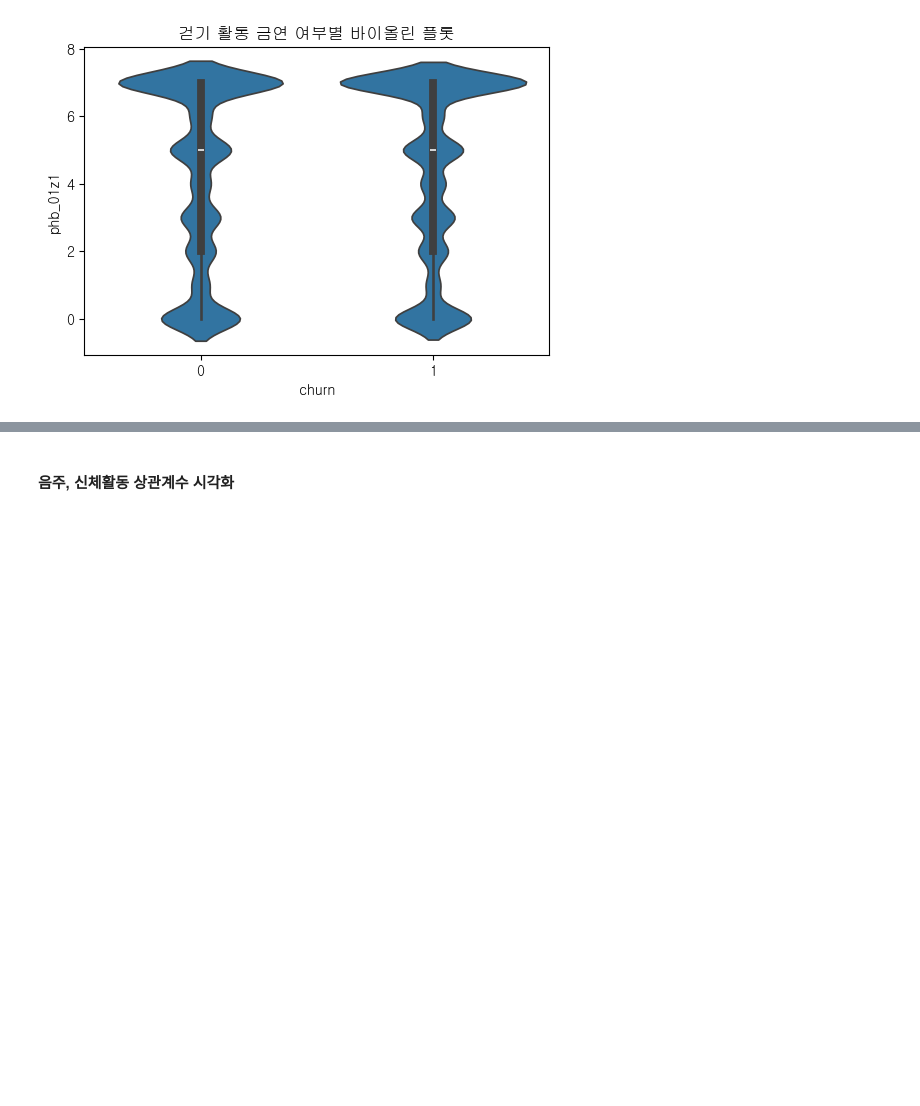
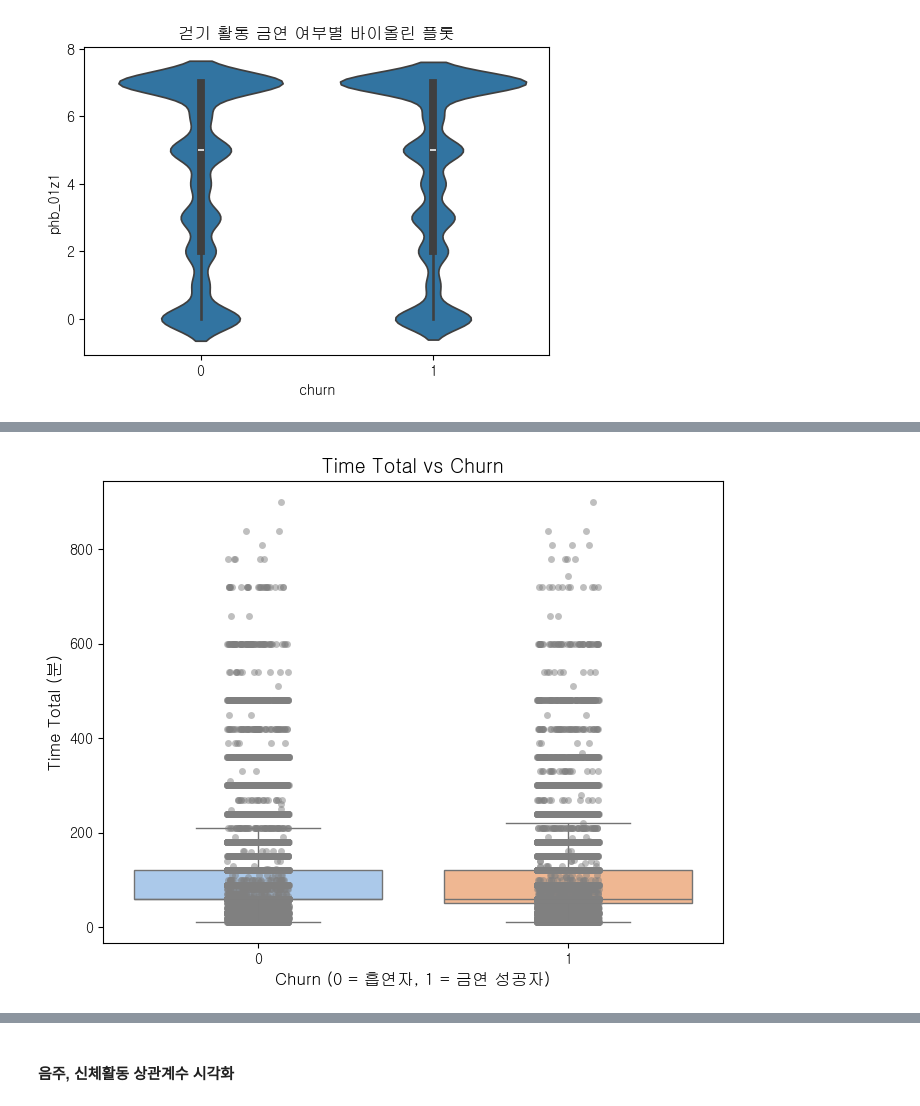
Before and after one commit to SKNetworks-AI19-250818/SKN19-2nd-2Team, a Jupyter notebook: notebooks/doyeon/eda_drink_ph.ipynb, the cells around one changed output, grey strips where cells are left out. Saved outputs shown, nothing was run; the diff lists cells and outputs as text; code cells hidden in the pictures; blank space fills up the shorter version.

```diff
--- a/notebooks/doyeon/eda_drink_ph.ipynb
+++ b/notebooks/doyeon/eda_drink_ph.ipynb
@@ -483,3 +601,8 @@ for col in activity_cols:
 [figure]
 [figure]
 [figure]
+# %%
+dr_ph_df['고강도운동시간'] = (
+    dr_ph_df.loc[dr_ph_df['pha_05z1'] < 77, 'pha_05z1'].fillna(0) * 60
+    + dr_ph_df.loc[dr_ph_df['pha_06z1'] < 77, 'pha_06z1'].fillna(0)
+)
@@ -485,0 +625,14 @@ for col in activity_cols:
+# %%
+plt.figure(figsize=(8,6))
+
+df_test = dr_ph_df.dropna()
+
+sns.boxplot(data=df_test, x='churn', y='고강도운동시간', showfliers=False, palette='pastel')
+sns.stripplot(data=df_test, x='churn', y='고강도운동시간', color='gray', alpha=0.5, jitter=True)
+
+plt.title('Time Total vs Churn', fontsize=14)
+plt.xlabel('Churn (0 = 흡연자, 1 = 금연 성공자)', fontsize=12)
+plt.ylabel('Time Total (분)', fontsize=12)
+plt.show()
+# %% [output]
+[figure, added]
```
Also changed, not shown: parts of 13 cells of this notebook, 2 other files.
